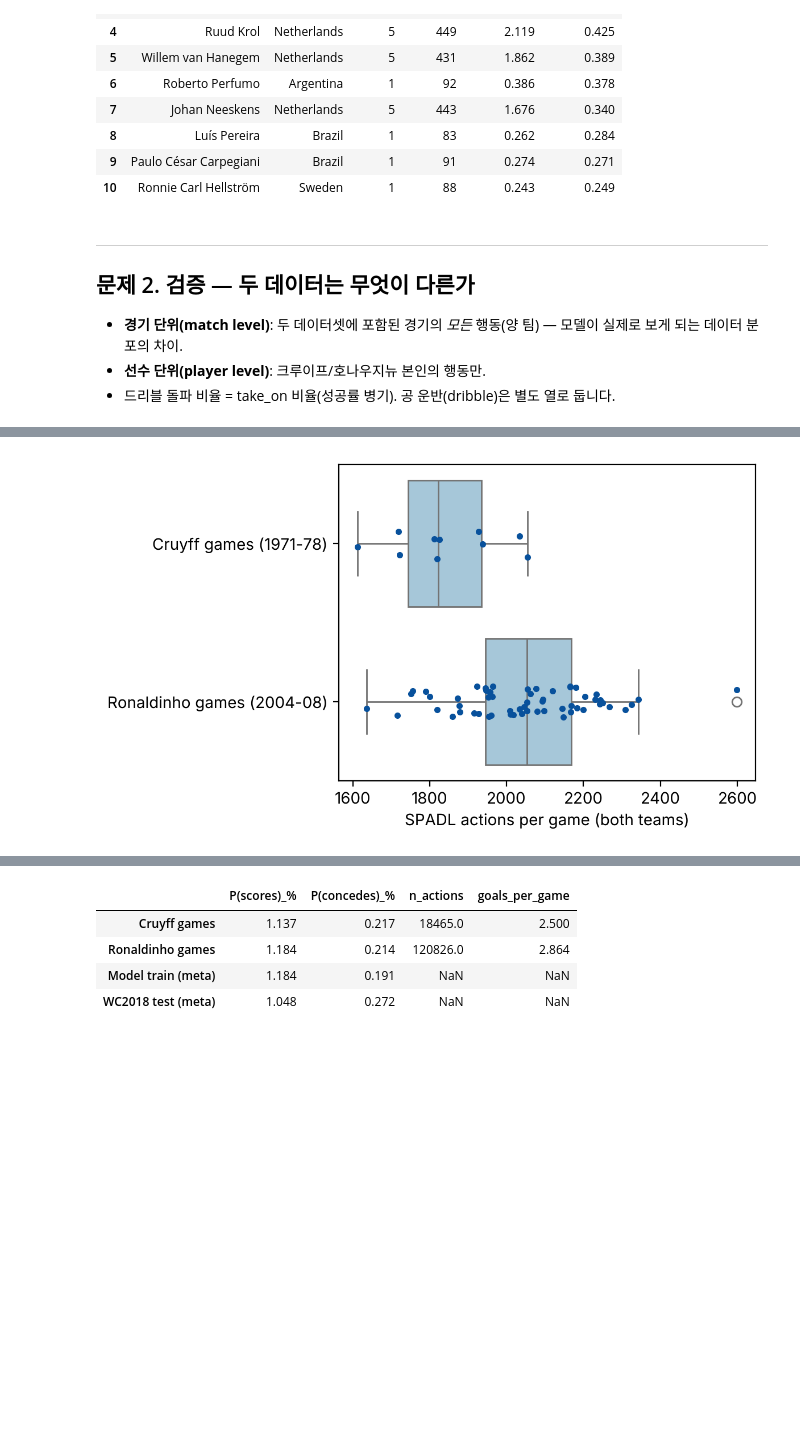
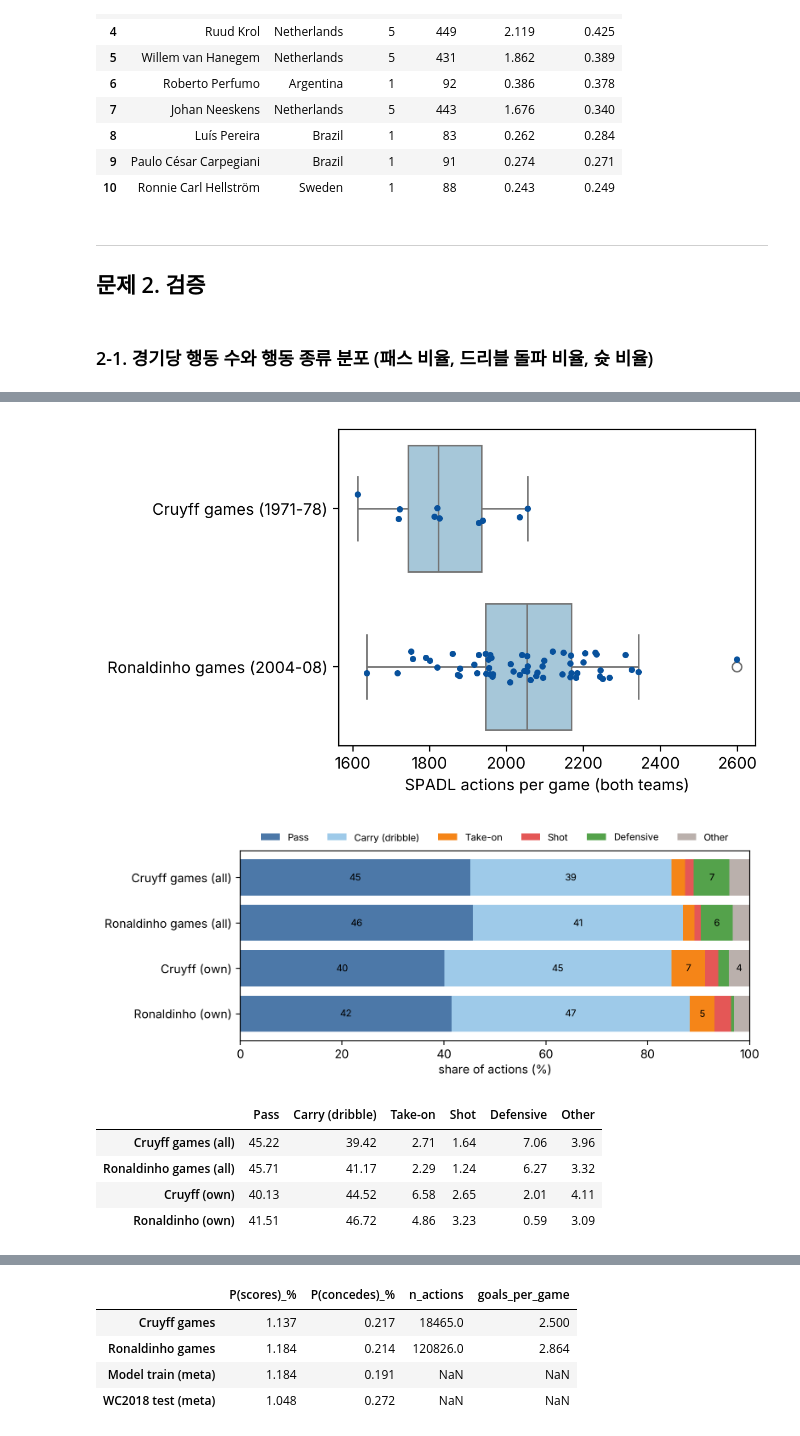
Before and after one commit to JJ1NNU/FootballDataAnalyticsProject, a Jupyter notebook: assignment3/assignment3_vaep_cruyff.ipynb, the cells around one changed output, grey strips where cells are left out. Drawn from its saved outputs; the diff is of its cells as text; code cells hidden in the pictures; blank space fills up the shorter version.

```diff
--- a/assignment3/assignment3_vaep_cruyff.ipynb
+++ b/assignment3/assignment3_vaep_cruyff.ipynb
@@ -188,7 +175,7 @@ len(legend_all_games), len(compare_all_games)
 (11, 77)
 # %%
 def find_player_games(games, pattern):
-    """라인업(SBL.players)에서 player_name 또는 nickname이 pattern과 맞는 선수가 뛴 경기만 남긴다."""
+    """player_name 또는 nickname이 pattern과 맞는 선수가 뛴 경기를 찾는 함수"""
     keep, pid = [], set()
     for game in tqdm(list(games.itertuples()), desc="Scanning lineups"):
         p = SBL.players(game.game_id)
@@ -752,8 +724,7 @@ Cruyff combined rank: 1 / 67
 | 10 | Ronnie Carl Hellström | Sweden | 1 | 88 | 0.243 | 0.249 |
 # %% [markdown]
 ---
-## 문제 2. 검증 — 두 데이터는 무엇이 다른가
-- **경기 단위(match level)**: 두 데이터셋에 포함된 경기의 *모든* 행동(양 팀) — 모델이 실제로 보게 되는 데이터 분포의 차이.
-- **선수 단위(player level)**: 크루이프/호나우지뉴 본인의 행동만.
-- 드리블 돌파 비율 = take_on 비율(성공률 병기). 공 운반(dribble)은 별도 열로 둡니다.
+## 문제 2. 검증
+# %% [markdown]
+### 2-1. 경기당 행동 수와 행동 종류 분포 (패스 비율, 드리블 돌파 비율, 슛 비율)
 # %%
@@ -789,14 +762,44 @@ dist.round(2)
 # %%
 # 경기별 행동 수 분포
 fig, ax = plt.subplots(figsize=(6, 3.5))
 apg = pd.concat([
     A_legend.groupby("game_id").size().rename("n").to_frame().assign(dataset="Cruyff games (1971-78)"),
     A_compare.groupby("game_id").size().rename("n").to_frame().assign(dataset="Ronaldinho games (2004-08)"),
 ])
 sns.boxplot(data=apg, x="n", y="dataset", ax=ax, color="#9ecae1")
 sns.stripplot(data=apg, x="n", y="dataset", ax=ax, color="#08519c", size=4)
 ax.set_xlabel("SPADL actions per game (both teams)"); ax.set_ylabel("")
 plt.tight_layout(); plt.savefig(f"{OUT}/q2_actions_per_game.png", dpi=200); plt.show()
+
+# 행동 종류 분포 (전체 행동 대비 비율, %)
+type_groups = {"Pass": lambda a: a.category == "Pass", "Carry (dribble)": lambda a: a.type_name == "dribble",
+               "Take-on": lambda a: a.type_name == "take_on", "Shot": lambda a: a.category == "Shot",
+               "Defensive": lambda a: a.category == "Defensive", "Other": lambda a: a.category == "Other"}
+type_dist = pd.DataFrame({
+    name: {k: 100 * f(a).mean() for k, f in type_groups.items()}
+    for name, a in [("Cruyff games (all)", A_legend), ("Ronaldinho games (all)", A_compare),
+                    ("Cruyff (own)", A_legend[A_legend.player_id == LEGEND_ID]),
+                    ("Ronaldinho (own)", A_compare[A_compare.player_id == COMPARE_ID])]
+}).T
+fig, ax = plt.subplots(figsize=(8, 3.2))
+left = np.zeros(len(type_dist))
+colors = ["#4c78a8", "#9ecae9", "#f58518", "#e45756", "#54a24b", "#bab0ac"]
+for col, c in zip(type_dist.columns, colors):
+    ax.barh(type_dist.index, type_dist[col], left=left, color=c, label=col)
+    for y, (l, v) in enumerate(zip(left, type_dist[col])):
+        if v >= 4:
+            ax.text(l + v / 2, y, f"{v:.0f}", ha="center", va="center", fontsize=8)
+    left += type_dist[col].to_numpy()
+ax.invert_yaxis(); ax.set_xlim(0, 100); ax.set_xlabel("share of actions (%)")
+ax.legend(ncol=6, fontsize=8, loc="lower center", bbox_to_anchor=(0.5, 1.0), frameon=False)
+plt.tight_layout(); plt.savefig(f"{OUT}/q2_action_types.png", dpi=200); plt.show()
+type_dist.round(2)
 # %% [output]
-[figure, old version]
+[figure, new version]
+[figure, added]
+|  | Pass | Carry (dribble) | Take-on | Shot | Defensive | Other |
+| Cruyff games (all) | 45.22 | 39.42 | 2.71 | 1.64 | 7.06 | 3.96 |
+| Ronaldinho games (all) | 45.71 | 41.17 | 2.29 | 1.24 | 6.27 | 3.32 |
+| Cruyff (own) | 40.13 | 44.52 | 6.58 | 2.65 | 2.01 | 4.11 |
+| Ronaldinho (own) | 41.51 | 46.72 | 4.86 | 3.23 | 0.59 | 3.09 |
 # %% [markdown]
```
Also changed, not shown: parts of 43 cells of this notebook, 14 other files.
